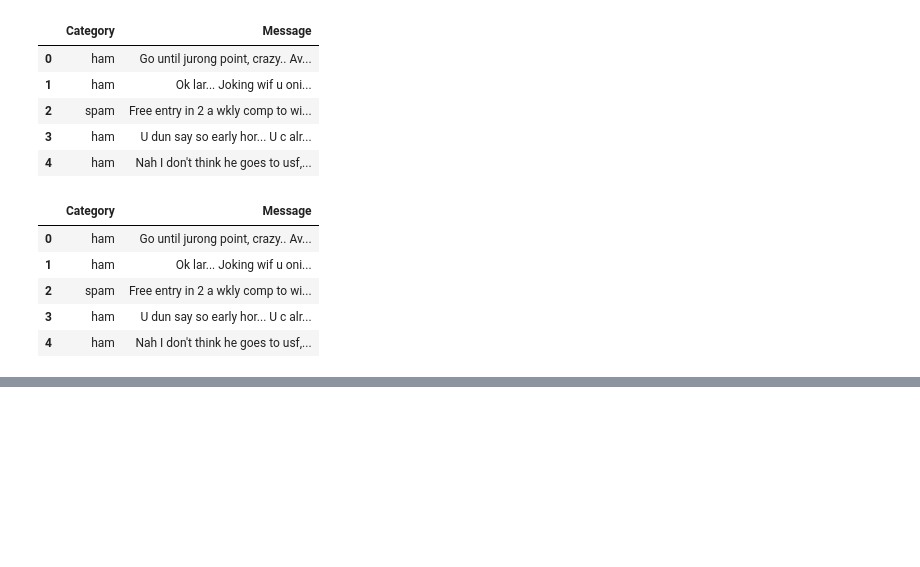
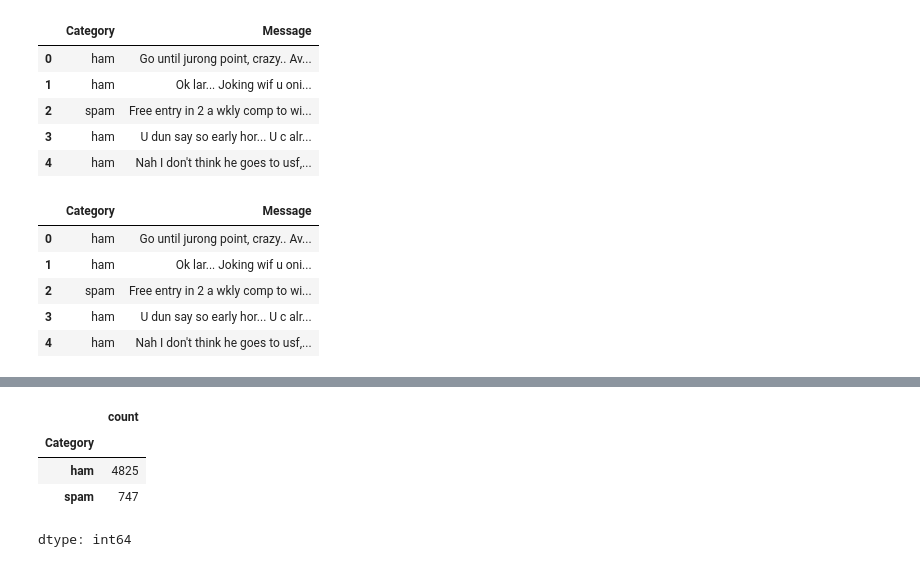
Before and after one commit to NavyaKiran/Spam-Detection, a Jupyter notebook: Spam_Detection.ipynb, the cells around one changed output, grey strips where cells are left out. Saved outputs shown, nothing was run; the diff lists cells and outputs as text; code cells hidden in the pictures; blank space fills up the shorter version.

```diff
--- a/Spam_Detection.ipynb
+++ b/Spam_Detection.ipynb
@@ -38,0 +67,9 @@ data.head()
+# %%
+data['Category'].value_counts()
+#there are 4825 ham mails and 747 spam mails
+# %% [output]
+|  | count |
+| Category |  |
+| ham | 4825 |
+| spam | 747 |
+dtype: int64
```
Also changed, not shown: parts of 17 cells of this notebook.
